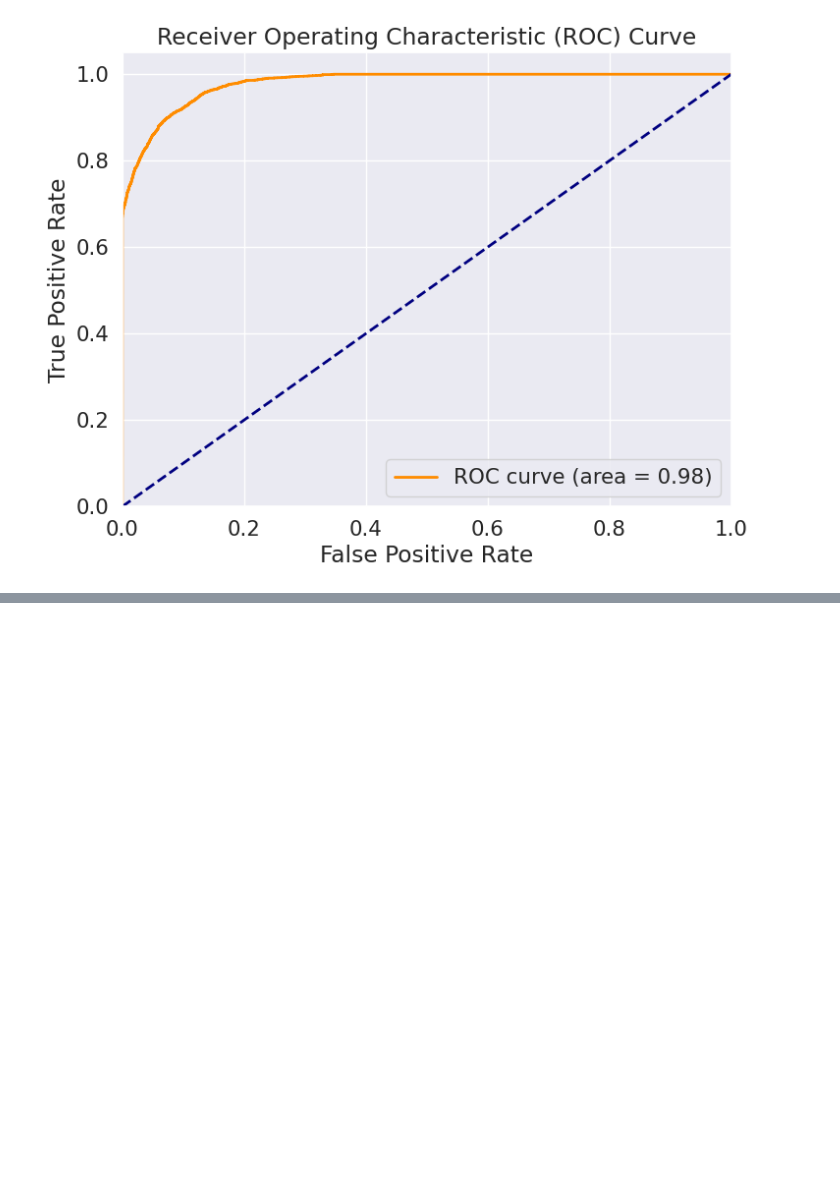
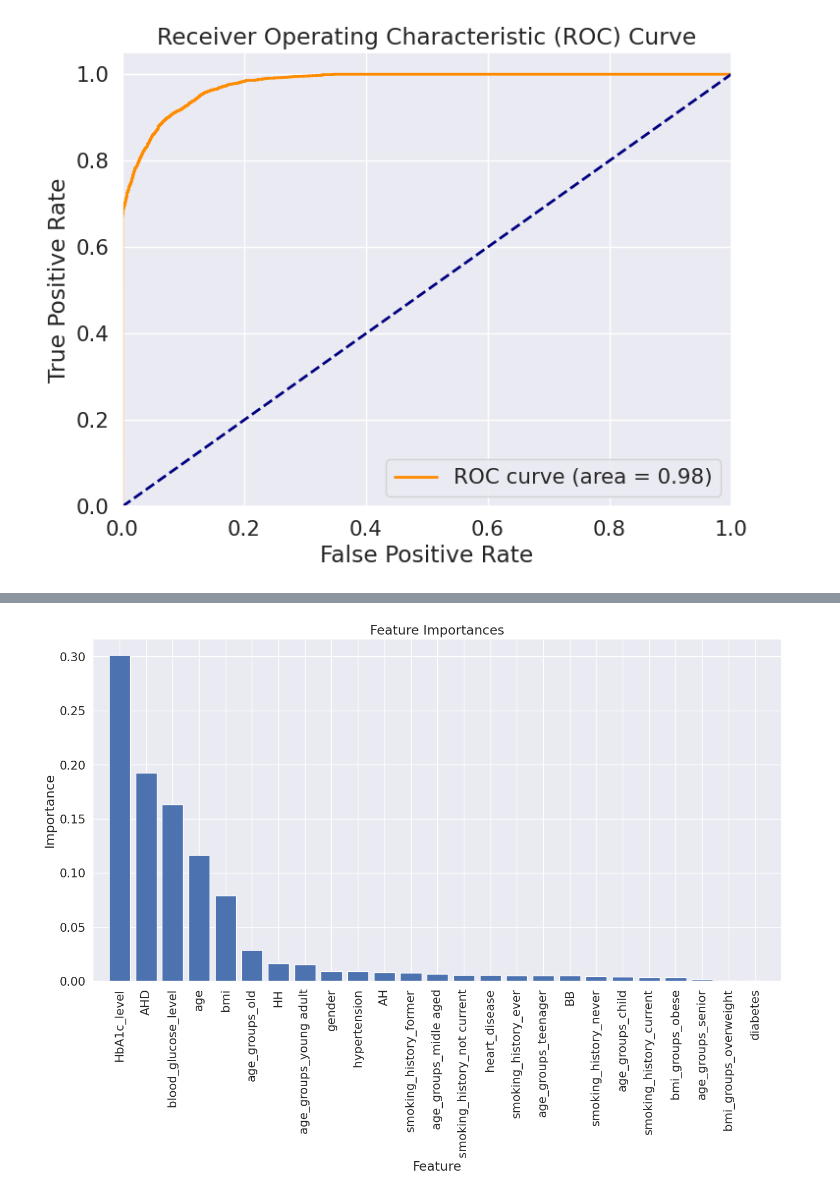
Before and after one commit to casalf724/Casalf724-Streamlit_Project, a Jupyter notebook: Notebook.ipynb, the cells around one changed output, grey strips where cells are left out. Cells and saved outputs as stored; diff of their text form; code cells hidden in the pictures; blank space fills up the shorter version.

```diff
--- a/Notebook.ipynb
+++ b/Notebook.ipynb
@@ -190,0 +209,21 @@ Test ROC AUC Score: 0.9790
+# %%
+# Assuming rf_clf is your trained Random Forest model and data is your dataset
+feature_names = data.columns[:-1]  # This is your feature names, assumed to be correctly assigned as before
+
+# Get feature importances from the model
+feature_importances = rf_clf.feature_importances_
+
+# Sort the feature importances in descending order for better visualization
+sorted_idx = np.argsort(feature_importances)[::-1]
+
+# Plotting
+plt.figure(figsize=(16, 8))
+plt.title('Feature Importances')
+plt.bar(range(len(sorted_idx)), feature_importances[sorted_idx], align='center')
+plt.xticks(range(len(sorted_idx)), np.array(feature_names)[sorted_idx], rotation=90)
+plt.xlim([-1, len(sorted_idx)])
+plt.xlabel('Feature')
+plt.ylabel('Importance')
+plt.show()
+# %% [output]
+[figure, added]
```
Also changed, not shown: parts of 3 cells of this notebook.
